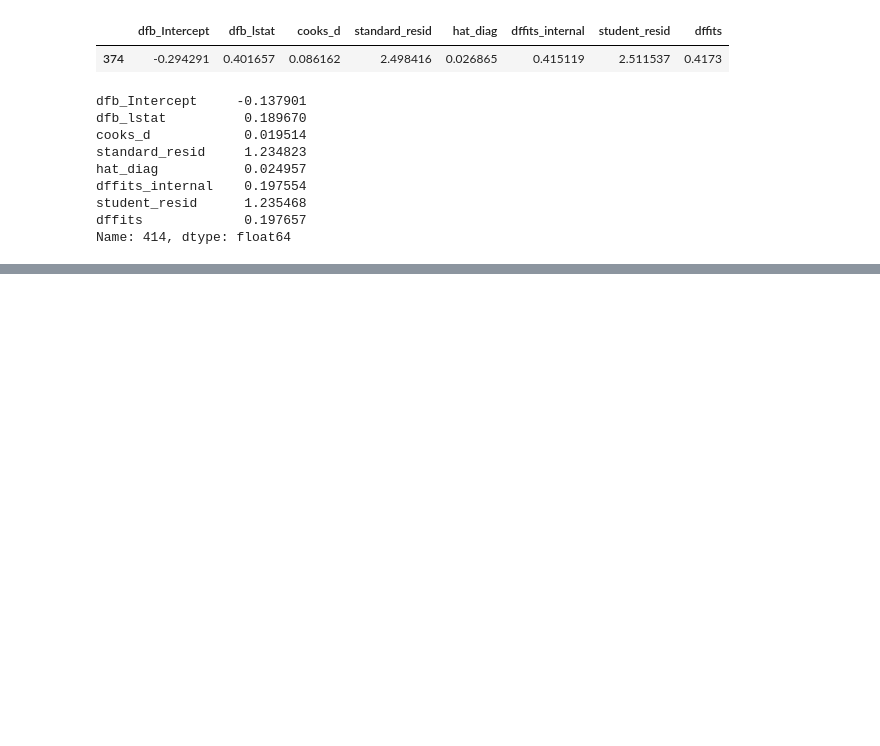
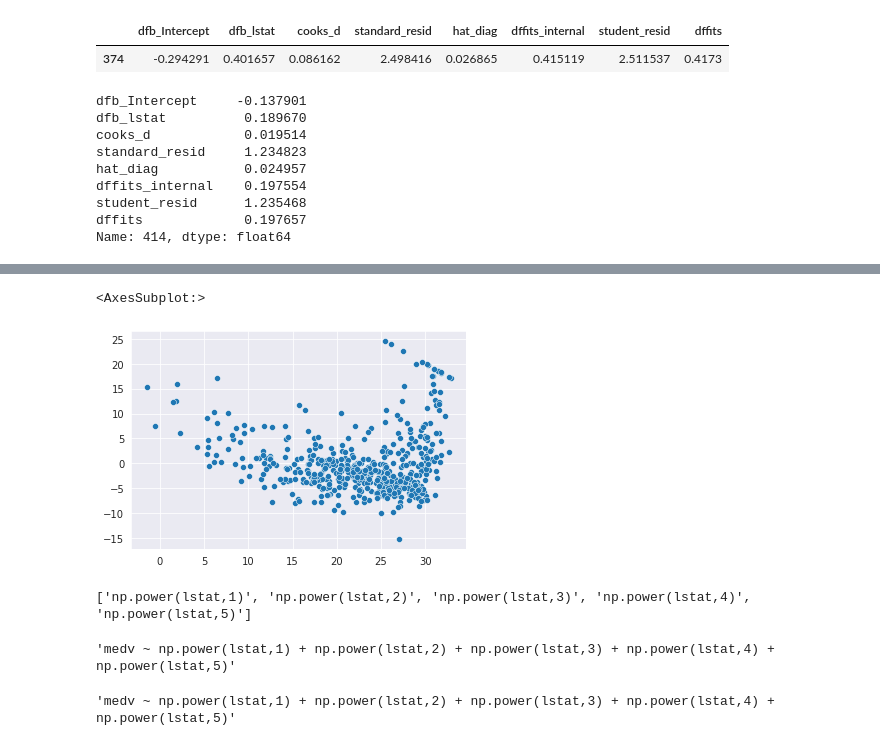
Before and after one commit to JESurzyn/intro_stat_learning_Python, a Jupyter notebook: Chapter_3_Lab.ipynb, the cells around one changed output, grey strips where cells are left out. Saved outputs shown, nothing was run; the diff lists cells and outputs as text; code cells hidden in the pictures; blank space fills up the shorter version.

```diff
--- a/Chapter_3_Lab.ipynb
+++ b/Chapter_3_Lab.ipynb
@@ -239,0 +473,23 @@ Name: 414, dtype: float64
+# %%
+sns.scatterplot(x=results1.fittedvalues, y=results1.resid)
+# %% [output]
+<AxesSubplot:>
+[figure, added]
+# %%
+#creating a polynomial term in formula lstat^5 and all terms below
+terms = []
+for i in range(1,6):
+    terms.append('np.power(lstat,{})'.format(i))
+print(terms)
+myformula = ' + '.join(terms)
+'medv ~ '+myformula
+# %% [output]
+['np.power(lstat,1)', 'np.power(lstat,2)', 'np.power(lstat,3)', 'np.power(lstat,4)', 'np.power(lstat,5)']
+'medv ~ np.power(lstat,1) + np.power(lstat,2) + np.power(lstat,3) + np.power(lstat,4) + np.power(lstat,5)'
+# %%
+#using list comprehension
+terms = ['np.power(lstat,{})'.format(i) for i in range(1,6)]
+myformula = 'medv ~ ' + ' + '.join(terms)
+myformula
+# %% [output]
+'medv ~ np.power(lstat,1) + np.power(lstat,2) + np.power(lstat,3) + np.power(lstat,4) + np.power(lstat,5)'
```
Also changed, not shown: parts of 39 cells of this notebook, 2 other files.
